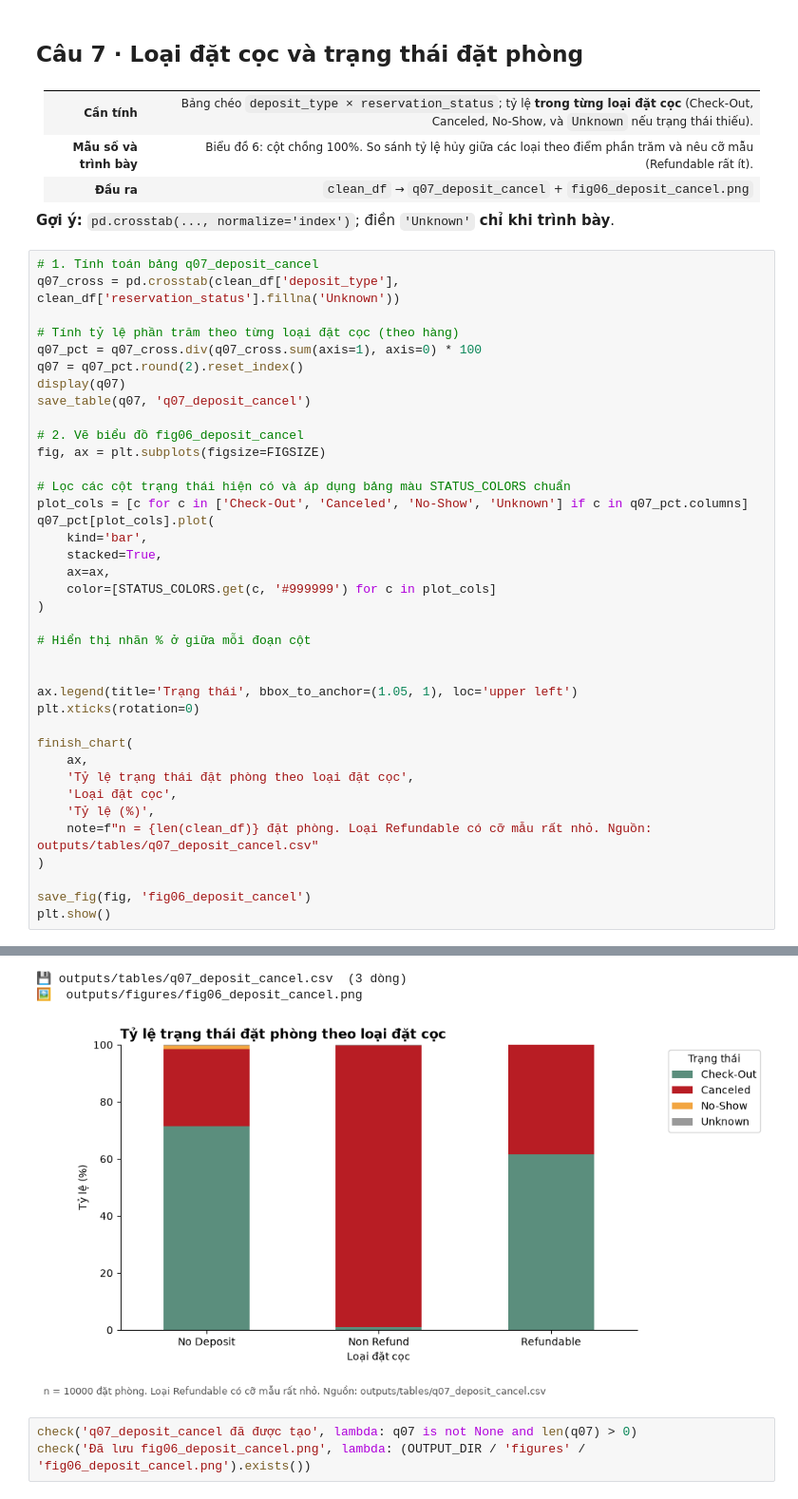
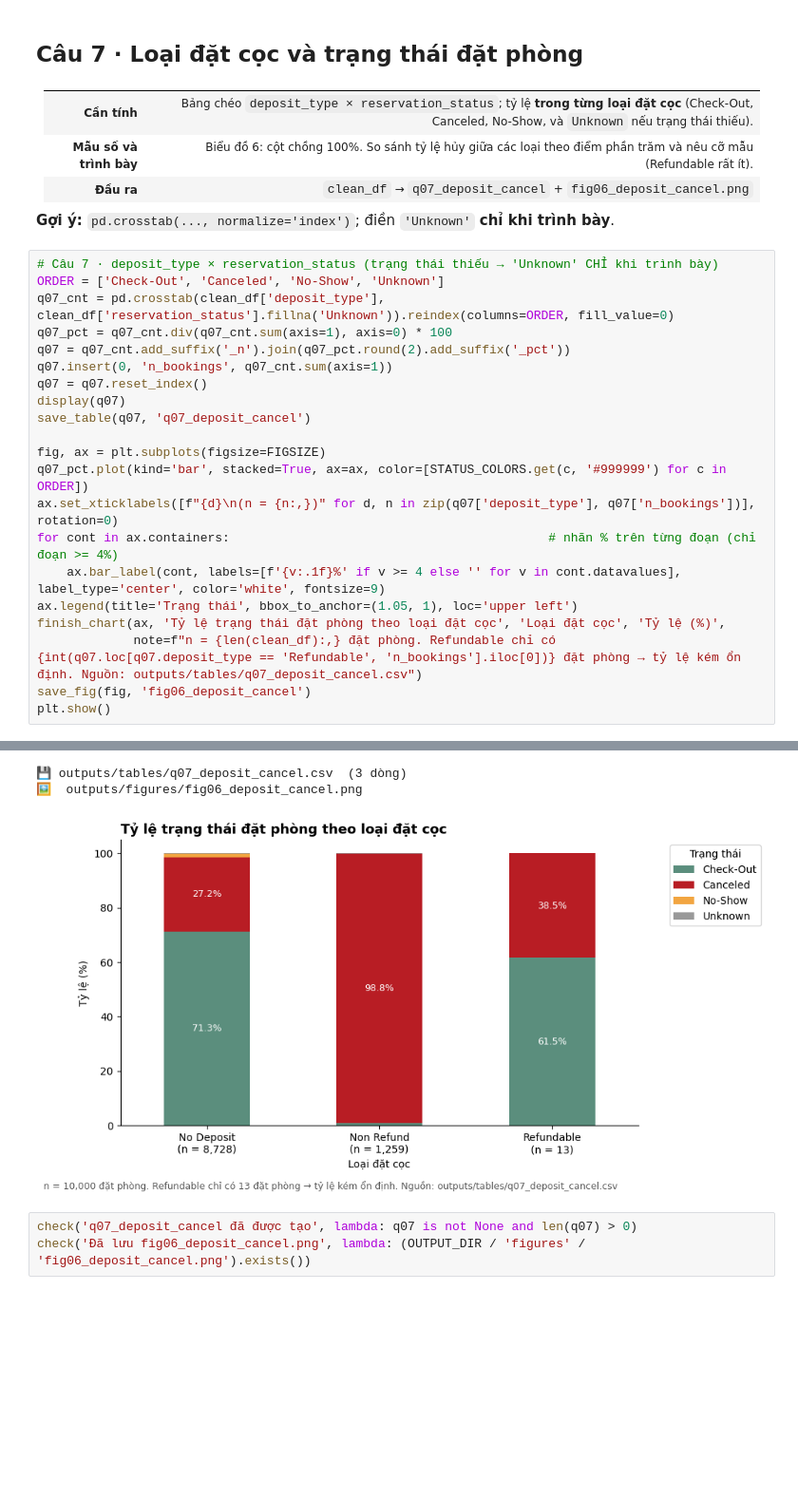
Before and after one commit to hanhathuy/hotel-booking-analysis, a Jupyter notebook: hotel_student_starter.ipynb, the cells around one changed output, grey strips where cells are left out. Shown at 95% size. Saved outputs shown, nothing was run; the diff lists cells and outputs as text; blank space fills up the shorter version.

```diff
--- a/hotel_student_starter.ipynb
+++ b/hotel_student_starter.ipynb
@@ -2839,41 +2774,24 @@ True
 
 **Gợi ý:** `pd.crosstab(..., normalize='index')`; điền `'Unknown'` **chỉ khi trình bày**.
 # %%
-# 1. Tính toán bảng q07_deposit_cancel
-q07_cross = pd.crosstab(clean_df['deposit_type'], clean_df['reservation_status'].fillna('Unknown'))
-
-# Tính tỷ lệ phần trăm theo từng loại đặt cọc (theo hàng)
-q07_pct = q07_cross.div(q07_cross.sum(axis=1), axis=0) * 100
-q07 = q07_pct.round(2).reset_index()
+# Câu 7 · deposit_type × reservation_status (trạng thái thiếu → 'Unknown' CHỈ khi trình bày)
+ORDER = ['Check-Out', 'Canceled', 'No-Show', 'Unknown']
+q07_cnt = pd.crosstab(clean_df['deposit_type'], clean_df['reservation_status'].fillna('Unknown')).reindex(columns=ORDER, fill_value=0)
+q07_pct = q07_cnt.div(q07_cnt.sum(axis=1), axis=0) * 100
+q07 = q07_cnt.add_suffix('_n').join(q07_pct.round(2).add_suffix('_pct'))
+q07.insert(0, 'n_bookings', q07_cnt.sum(axis=1))
+q07 = q07.reset_index()
 display(q07)
 save_table(q07, 'q07_deposit_cancel')
 
-# 2. Vẽ biểu đồ fig06_deposit_cancel
 fig, ax = plt.subplots(figsize=FIGSIZE)
-
-# Lọc các cột trạng thái hiện có và áp dụng bảng màu STATUS_COLORS chuẩn
-plot_cols = [c for c in ['Check-Out', 'Canceled', 'No-Show', 'Unknown'] if c in q07_pct.columns]
-q07_pct[plot_cols].plot(
-    kind='bar',
-    stacked=True,
-    ax=ax,
-    color=[STATUS_COLORS.get(c, '#999999') for c in plot_cols]
-)
-
-# Hiển thị nhãn % ở giữa mỗi đoạn cột
-
-
+q07_pct.plot(kind='bar', stacked=True, ax=ax, color=[STATUS_COLORS.get(c, '#999999') for c in ORDER])
+ax.set_xticklabels([f"{d}\n(n = {n:,})" for d, n in zip(q07['deposit_type'], q07['n_bookings'])], rotation=0)
+for cont in ax.containers:                                           # nhãn % trên từng đoạn (chỉ đoạn >= 4%)
+    ax.bar_label(cont, labels=[f'{v:.1f}%' if v >= 4 else '' for v in cont.datavalues], label_type='center', color='white', fontsize=9)
 ax.legend(title='Trạng thái', bbox_to_anchor=(1.05, 1), loc='upper left')
-plt.xticks(rotation=0)
-
-finish_chart(
-    ax,
-    'Tỷ lệ trạng thái đặt phòng theo loại đặt cọc',
-    'Loại đặt cọc',
-    'Tỷ lệ (%)',
-    note=f"n = {len(clean_df)} đặt phòng. Loại Refundable có cỡ mẫu rất nhỏ. Nguồn: outputs/tables/q07_deposit_cancel.csv"
-)
-
+finish_chart(ax, 'Tỷ lệ trạng thái đặt phòng theo loại đặt cọc', 'Loại đặt cọc', 'Tỷ lệ (%)',
+             note=f"n = {len(clean_df):,} đặt phòng. Refundable chỉ có {int(q07.loc[q07.deposit_type == 'Refundable', 'n_bookings'].iloc[0])} đặt phòng → tỷ lệ kém ổn định. Nguồn: outputs/tables/q07_deposit_cancel.csv")
 save_fig(fig, 'fig06_deposit_cancel')
 plt.show()
 # %% [output]
@@ -2884,6 +2802,6 @@ plt.show()
 💾 outputs/tables/q07_deposit_cancel.csv  (3 dòng)
 🖼️  outputs/figures/fig06_deposit_cancel.png
-[figure, old version]
+[figure, new version]
 # %%
 check('q07_deposit_cancel đã được tạo', lambda: q07 is not None and len(q07) > 0)
 check('Đã lưu fig06_deposit_cancel.png', lambda: (OUTPUT_DIR / 'figures' / 'fig06_deposit_cancel.png').exists())
```
Also changed, not shown: parts of 31 cells of this notebook.
